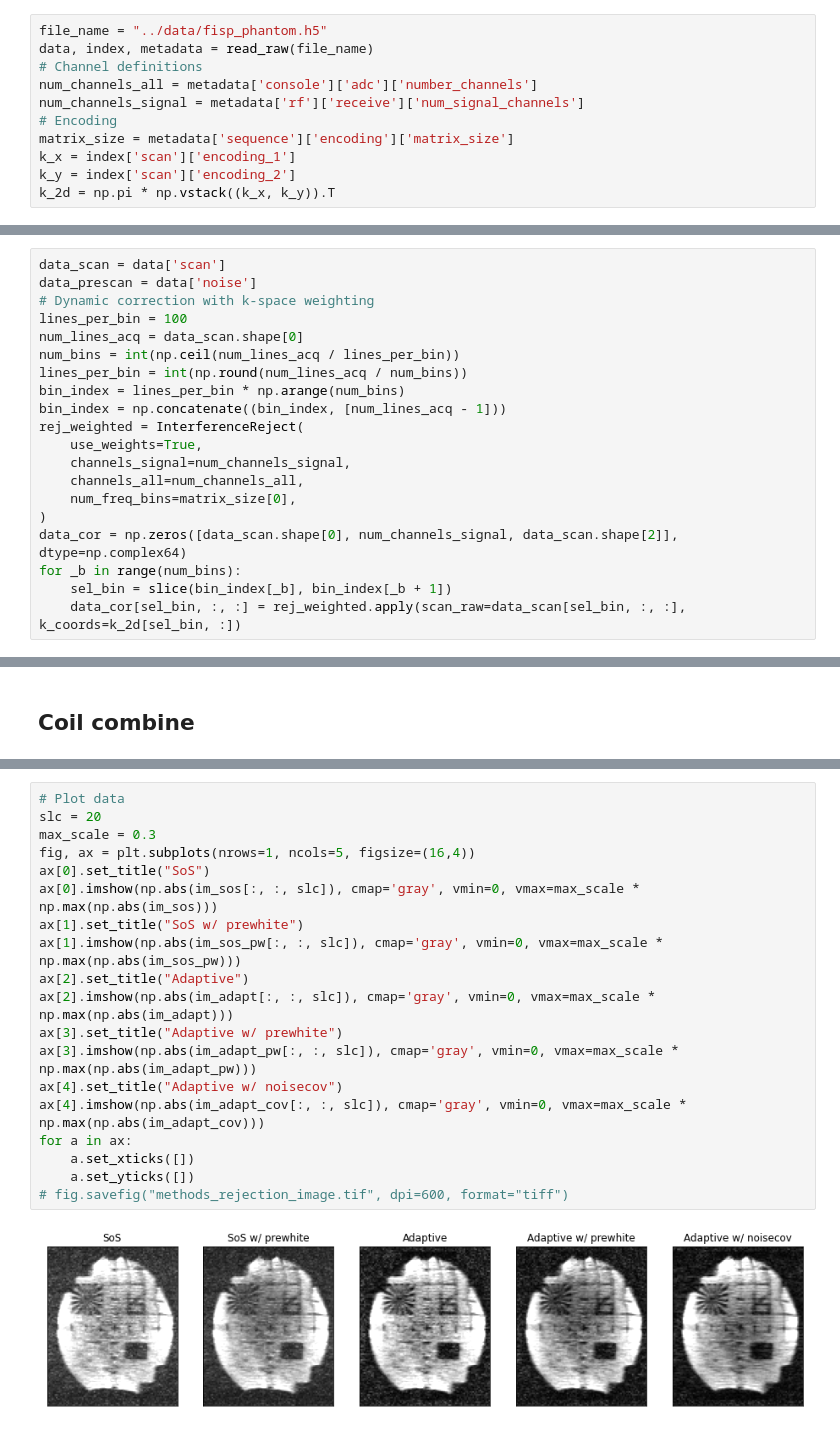
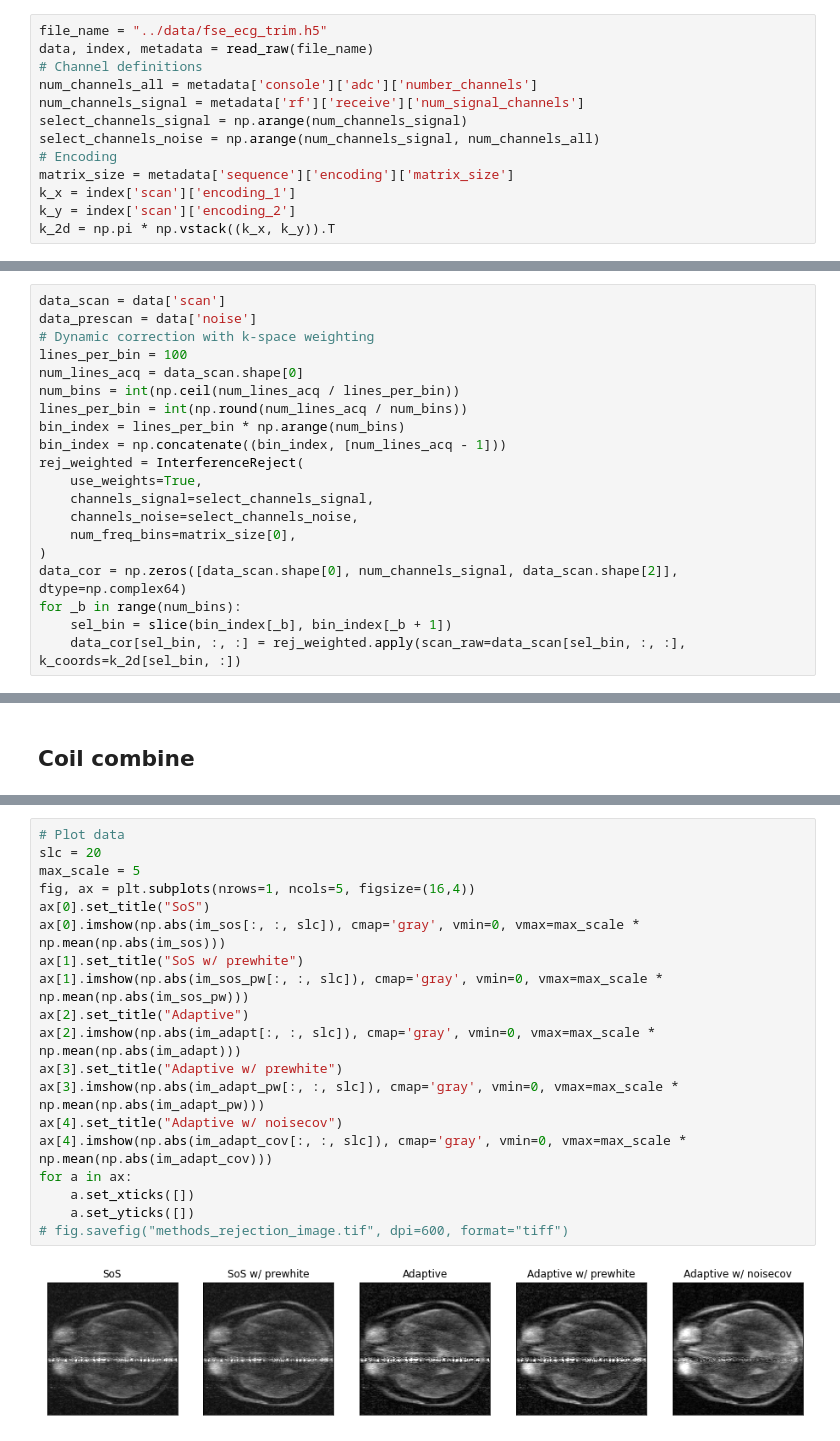
Before and after one commit to haddoc/mrir, a Jupyter notebook: notebooks/coil_combine.ipynb, the cells around one changed output, grey strips where cells are left out. Saved outputs shown, nothing was run; the diff lists cells and outputs as text.

```diff
--- a/notebooks/coil_combine.ipynb
+++ b/notebooks/coil_combine.ipynb
@@ -12,11 +12,13 @@ from source.combine import CoilCombo
 # %% [markdown]
 ## Data import
 # %%
-file_name = "../data/fisp_phantom.h5"
+file_name = "../data/fse_ecg_trim.h5"
 data, index, metadata = read_raw(file_name)
 # Channel definitions
 num_channels_all = metadata['console']['adc']['number_channels']
 num_channels_signal = metadata['rf']['receive']['num_signal_channels']
+select_channels_signal = np.arange(num_channels_signal)
+select_channels_noise = np.arange(num_channels_signal, num_channels_all)
 # Encoding
 matrix_size = metadata['sequence']['encoding']['matrix_size']
 k_x = index['scan']['encoding_1']
@@ -36,8 +38,8 @@ bin_index = lines_per_bin * np.arange(num_bins)
 bin_index = np.concatenate((bin_index, [num_lines_acq - 1]))
 rej_weighted = InterferenceReject(
     use_weights=True,
-    channels_signal=num_channels_signal,
-    channels_all=num_channels_all,
+    channels_signal=select_channels_signal,
+    channels_noise=select_channels_noise,
     num_freq_bins=matrix_size[0],
 )
 data_cor = np.zeros([data_scan.shape[0], num_channels_signal, data_scan.shape[2]], dtype=np.complex64)
@@ -89,21 +85,21 @@ interpolate to initial size
 # %%
 # Plot data
 slc = 20
-max_scale = 0.3
+max_scale = 5
 fig, ax = plt.subplots(nrows=1, ncols=5, figsize=(16,4))
 ax[0].set_title("SoS")
-ax[0].imshow(np.abs(im_sos[:, :, slc]), cmap='gray', vmin=0, vmax=max_scale * np.max(np.abs(im_sos)))
+ax[0].imshow(np.abs(im_sos[:, :, slc]), cmap='gray', vmin=0, vmax=max_scale * np.mean(np.abs(im_sos)))
 ax[1].set_title("SoS w/ prewhite")
-ax[1].imshow(np.abs(im_sos_pw[:, :, slc]), cmap='gray', vmin=0, vmax=max_scale * np.max(np.abs(im_sos_pw)))
+ax[1].imshow(np.abs(im_sos_pw[:, :, slc]), cmap='gray', vmin=0, vmax=max_scale * np.mean(np.abs(im_sos_pw)))
 ax[2].set_title("Adaptive")
-ax[2].imshow(np.abs(im_adapt[:, :, slc]), cmap='gray', vmin=0, vmax=max_scale * np.max(np.abs(im_adapt)))
+ax[2].imshow(np.abs(im_adapt[:, :, slc]), cmap='gray', vmin=0, vmax=max_scale * np.mean(np.abs(im_adapt)))
 ax[3].set_title("Adaptive w/ prewhite")
-ax[3].imshow(np.abs(im_adapt_pw[:, :, slc]), cmap='gray', vmin=0, vmax=max_scale * np.max(np.abs(im_adapt_pw)))
+ax[3].imshow(np.abs(im_adapt_pw[:, :, slc]), cmap='gray', vmin=0, vmax=max_scale * np.mean(np.abs(im_adapt_pw)))
 ax[4].set_title("Adaptive w/ noisecov")
-ax[4].imshow(np.abs(im_adapt_cov[:, :, slc]), cmap='gray', vmin=0, vmax=max_scale * np.max(np.abs(im_adapt_cov)))
+ax[4].imshow(np.abs(im_adapt_cov[:, :, slc]), cmap='gray', vmin=0, vmax=max_scale * np.mean(np.abs(im_adapt_cov)))
 for a in ax:
     a.set_xticks([])
     a.set_yticks([])
 # fig.savefig("methods_rejection_image.tif", dpi=600, format="tiff")
 # %% [output]
-[figure, old version]
+[figure, new version]
```
Also changed, not shown: parts of 1 cell of this notebook, 6 other files.
